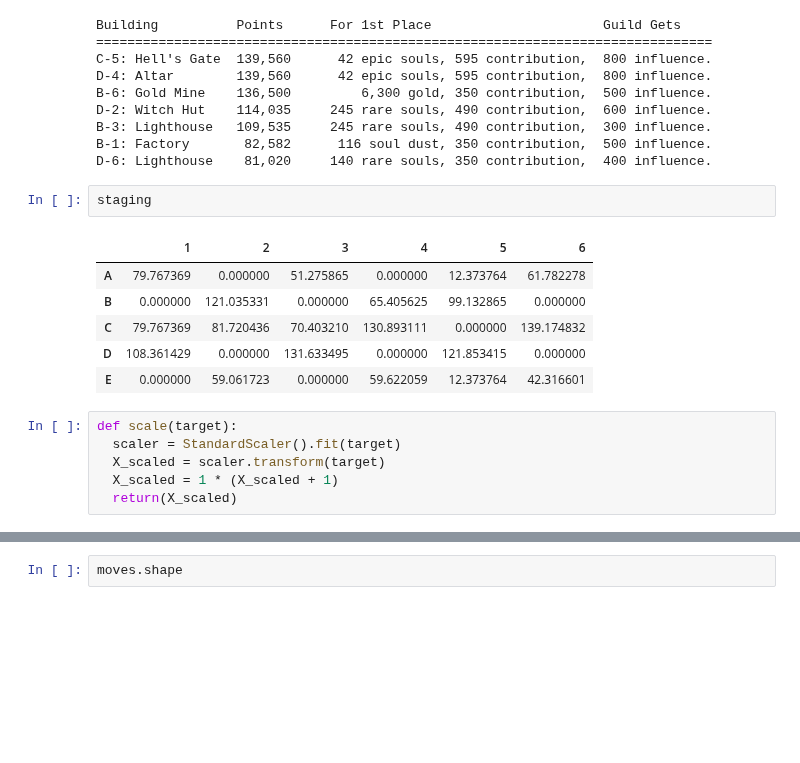
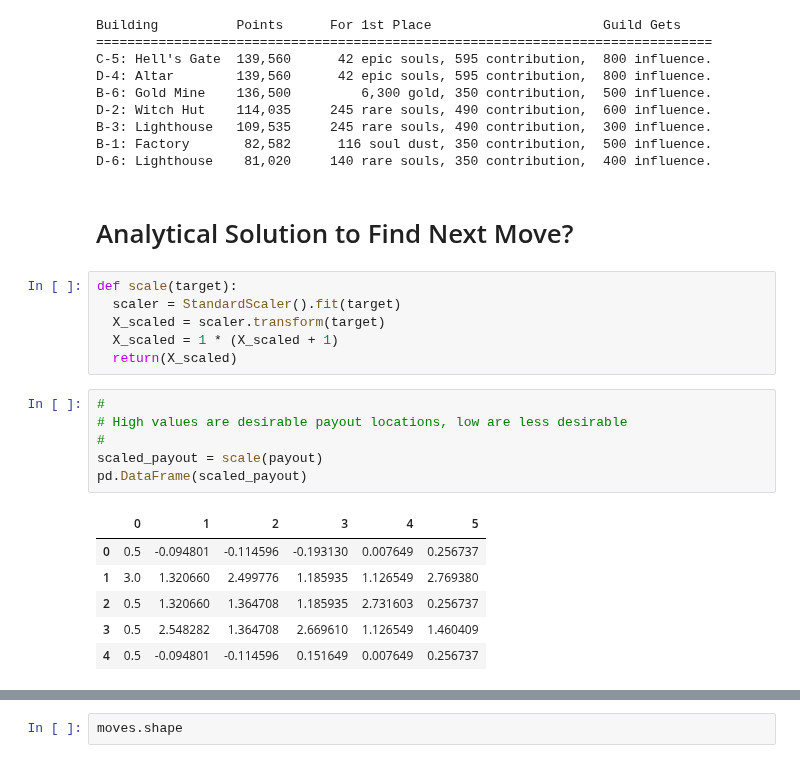
Before and after one commit to HausReport/MightyLogic, a Jupyter notebook: Notebooks/Turf_War_Demo.ipynb, the cells around one changed output, grey strips where cells are left out. Cells and saved outputs as stored; diff of their text form; blank space fills up the shorter version.

```diff
--- a/Notebooks/Turf_War_Demo.ipynb
+++ b/Notebooks/Turf_War_Demo.ipynb
@@ -212,18 +216,24 @@ D-2: Witch Hut    114,035     245 rare souls, 490 contribution,  600 influence.
 B-3: Lighthouse   109,535     245 rare souls, 490 contribution,  300 influence.
 B-1: Factory       82,582      116 soul dust, 350 contribution,  500 influence.
 D-6: Lighthouse    81,020     140 rare souls, 350 contribution,  400 influence.
-# %%
-staging
-# %% [output]
-|  | 1 | 2 | 3 | 4 | 5 | 6 |
-| A | 79.767369 | 0.000000 | 51.275865 | 0.000000 | 12.373764 | 61.782278 |
-| B | 0.000000 | 121.035331 | 0.000000 | 65.405625 | 99.132865 | 0.000000 |
-| C | 79.767369 | 81.720436 | 70.403210 | 130.893111 | 0.000000 | 139.174832 |
-| D | 108.361429 | 0.000000 | 131.633495 | 0.000000 | 121.853415 | 0.000000 |
-| E | 0.000000 | 59.061723 | 0.000000 | 59.622059 | 12.373764 | 42.316601 |
+# %% [markdown]
+# Analytical Solution to Find Next Move?
 # %%
 def scale(target):
   scaler = StandardScaler().fit(target)
   X_scaled = scaler.transform(target)
   X_scaled = 1 * (X_scaled + 1)
   return(X_scaled)
+# %%
+#
+# High values are desirable payout locations, low are less desirable
+#
+scaled_payout = scale(payout)
+pd.DataFrame(scaled_payout)
+# %% [output]
+|  | 0 | 1 | 2 | 3 | 4 | 5 |
+| 0 | 0.5 | -0.094801 | -0.114596 | -0.193130 | 0.007649 | 0.256737 |
+| 1 | 3.0 | 1.320660 | 2.499776 | 1.185935 | 1.126549 | 2.769380 |
+| 2 | 0.5 | 1.320660 | 1.364708 | 1.185935 | 2.731603 | 0.256737 |
+| 3 | 0.5 | 2.548282 | 1.364708 | 2.669610 | 1.126549 | 1.460409 |
+| 4 | 0.5 | -0.094801 | -0.114596 | 0.151649 | 0.007649 | 0.256737 |
```
Also changed, not shown: parts of 15 cells of this notebook.
